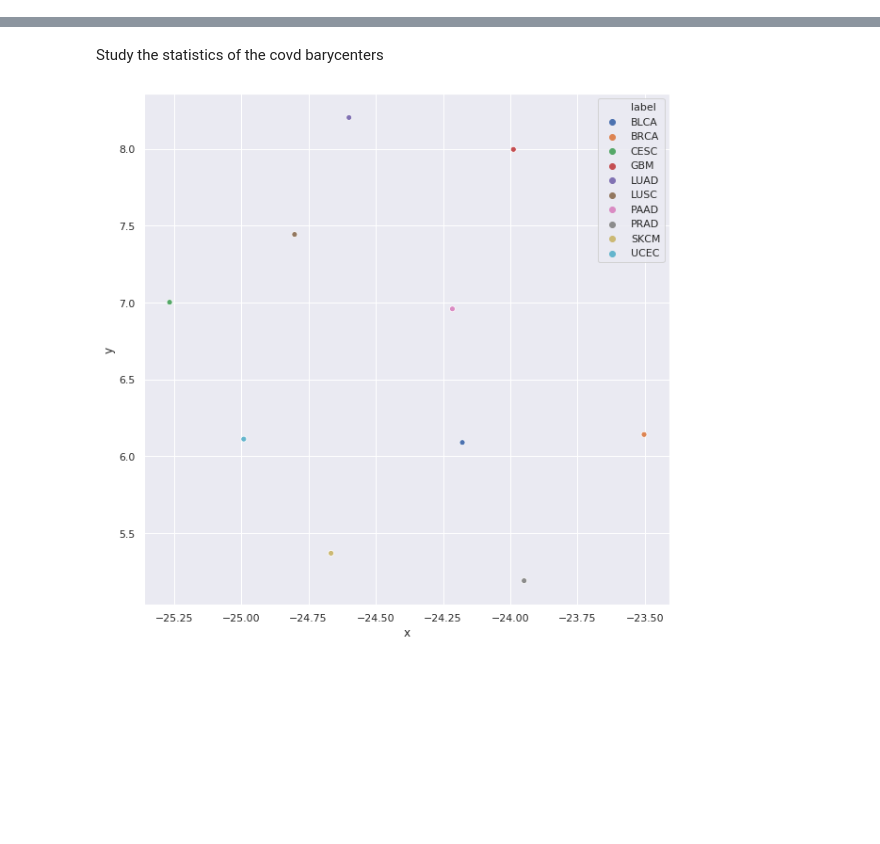
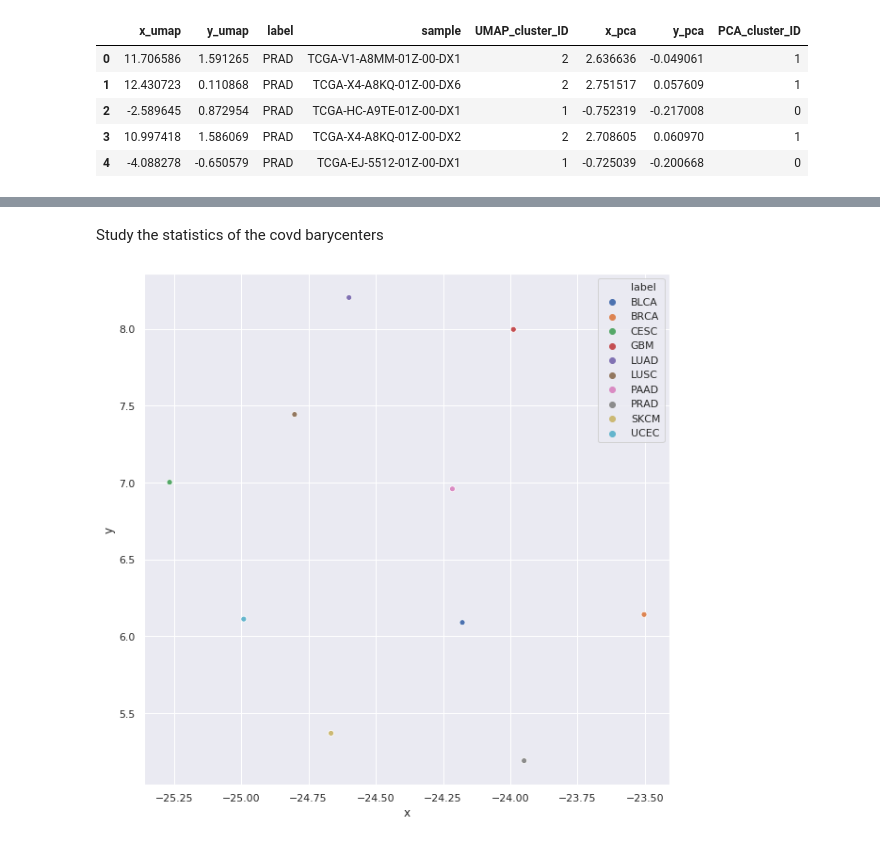
Before and after one commit to garner1/nucleAI, a Jupyter notebook: ipynb/test.show_clusters.ipynb, the cells around one changed output, grey strips where cells are left out. Saved outputs shown, nothing was run; the diff lists cells and outputs as text; code cells hidden in the pictures; blank space fills up the shorter version.

```diff
--- a/ipynb/test.show_clusters.ipynb
+++ b/ipynb/test.show_clusters.ipynb
@@ -16,3 +16,11 @@ import warnings
 warnings.filterwarnings('ignore')
 # %%
 df = pd.read_pickle('../py/df_clusters.pkl')
+df.head()
+# %% [output]
+|  | x_umap | y_umap | label | sample | UMAP_cluster_ID | x_pca | y_pca | PCA_cluster_ID |
+| 0 | 11.706586 | 1.591265 | PRAD | TCGA-V1-A8MM-01Z-00-DX1 | 2 | 2.636636 | -0.049061 | 1 |
+| 1 | 12.430723 | 0.110868 | PRAD | TCGA-X4-A8KQ-01Z-00-DX6 | 2 | 2.751517 | 0.057609 | 1 |
+| 2 | -2.589645 | 0.872954 | PRAD | TCGA-HC-A9TE-01Z-00-DX1 | 1 | -0.752319 | -0.217008 | 0 |
+| 3 | 10.997418 | 1.586069 | PRAD | TCGA-X4-A8KQ-01Z-00-DX2 | 2 | 2.708605 | 0.060970 | 1 |
+| 4 | -4.088278 | -0.650579 | PRAD | TCGA-EJ-5512-01Z-00-DX1 | 1 | -0.725039 | -0.200668 | 0 |
```
Also changed, not shown: parts of 4 cells of this notebook, 1 other file.
